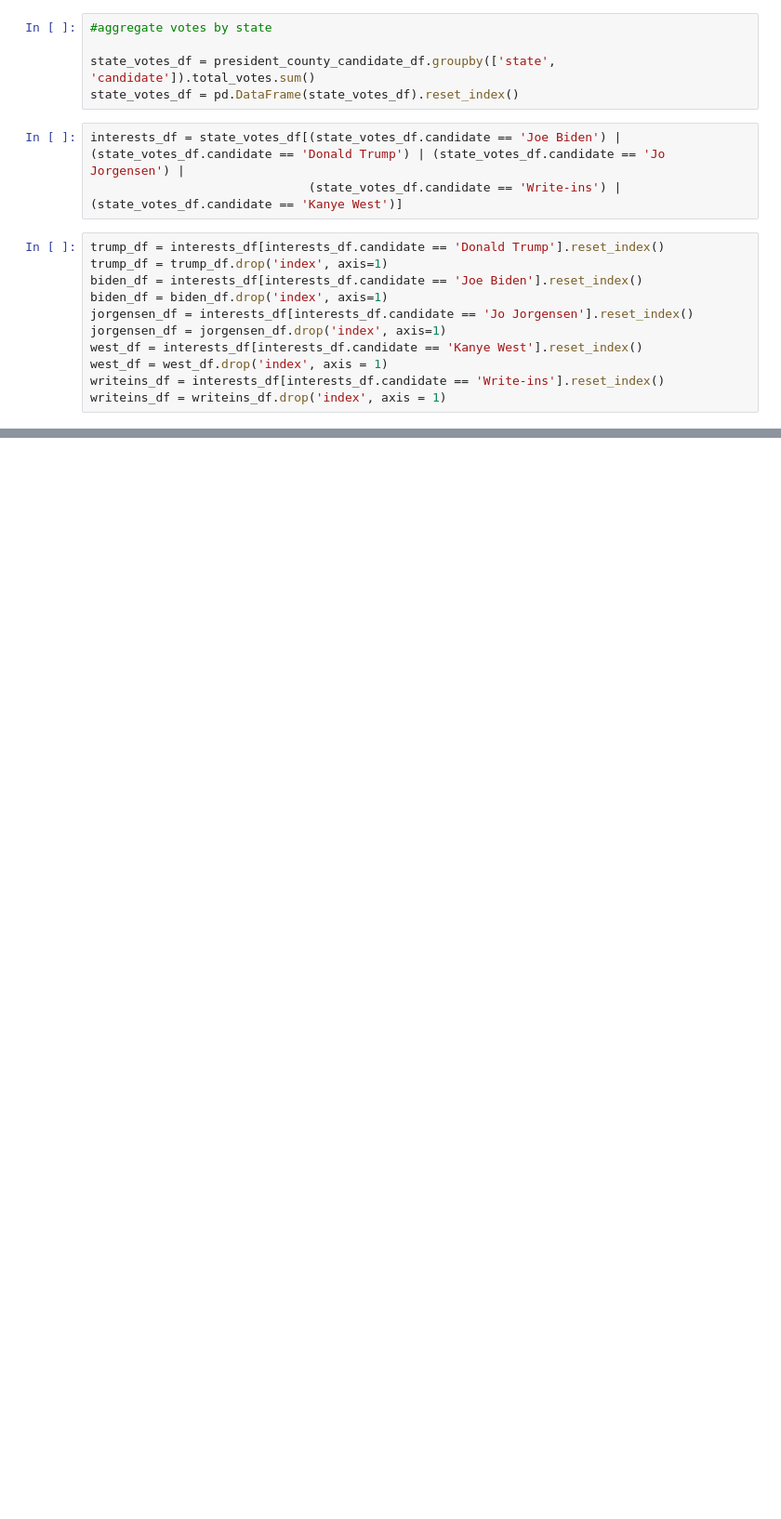
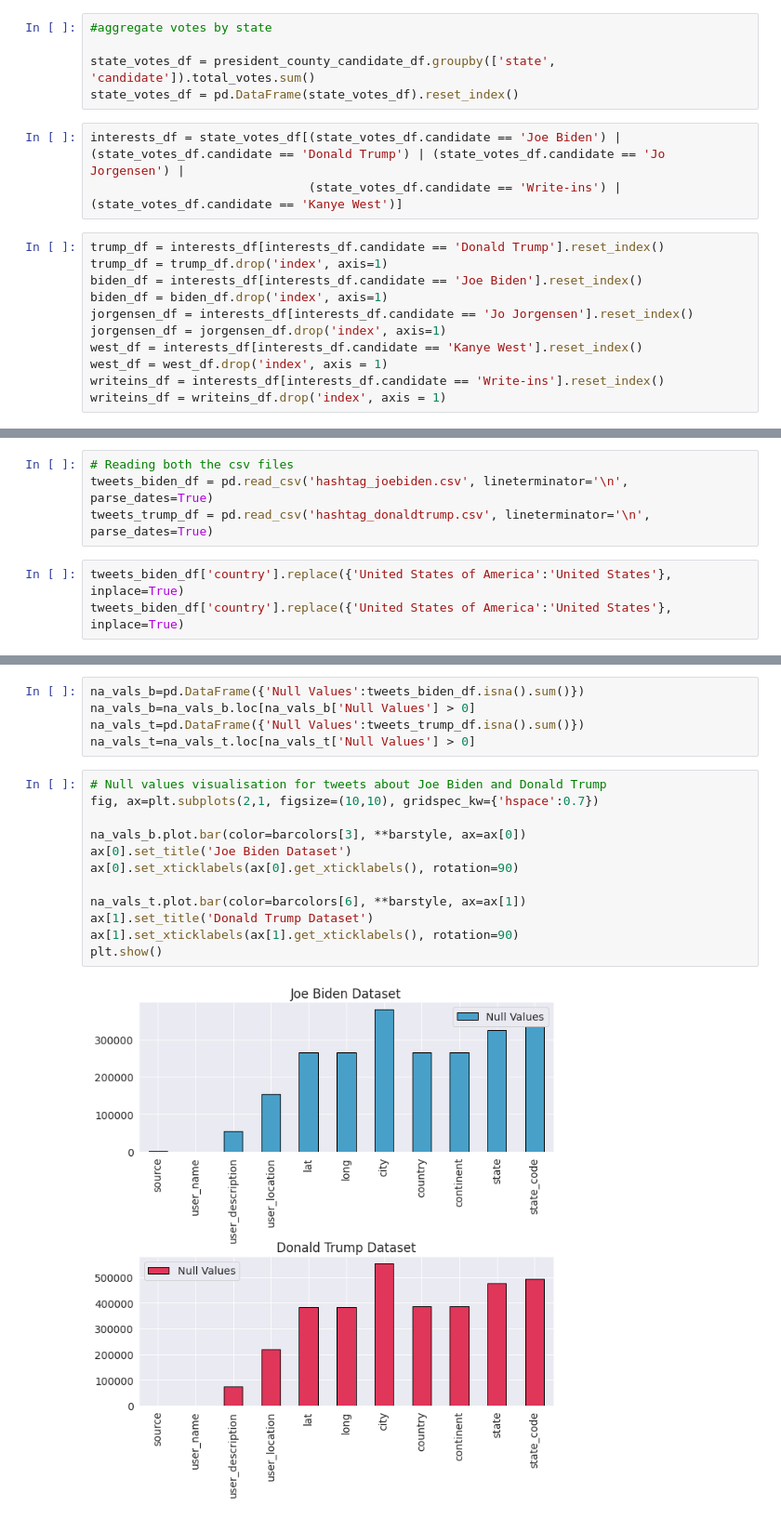
Before and after one commit to jAndrewtomich/2020-US-Elections, a Jupyter notebook: 2020_presidential_votes.ipynb, the cells around one changed output, grey strips where cells are left out. Shown at 93% size. Drawn from its saved outputs; the diff is of its cells as text; blank space fills up the shorter version.

```diff
--- a/2020_presidential_votes.ipynb
+++ b/2020_presidential_votes.ipynb
@@ -90,0 +85,7 @@ memory usage: 1.2+ MB
+# %%
+# Reading both the csv files
+tweets_biden_df = pd.read_csv('hashtag_joebiden.csv', lineterminator='\n', parse_dates=True)
+tweets_trump_df = pd.read_csv('hashtag_donaldtrump.csv', lineterminator='\n', parse_dates=True)
+# %%
+tweets_biden_df['country'].replace({'United States of America':'United States'}, inplace=True)
+tweets_biden_df['country'].replace({'United States of America':'United States'}, inplace=True)
@@ -90,0 +187,19 @@ memory usage: 1.2+ MB
+# %%
+na_vals_b=pd.DataFrame({'Null Values':tweets_biden_df.isna().sum()})
+na_vals_b=na_vals_b.loc[na_vals_b['Null Values'] > 0]
+na_vals_t=pd.DataFrame({'Null Values':tweets_trump_df.isna().sum()})
+na_vals_t=na_vals_t.loc[na_vals_t['Null Values'] > 0]
+# %%
+# Null values visualisation for tweets about Joe Biden and Donald Trump
+fig, ax=plt.subplots(2,1, figsize=(10,10), gridspec_kw={'hspace':0.7})
+
+na_vals_b.plot.bar(color=barcolors[3], **barstyle, ax=ax[0])
+ax[0].set_title('Joe Biden Dataset')
+ax[0].set_xticklabels(ax[0].get_xticklabels(), rotation=90)
+
+na_vals_t.plot.bar(color=barcolors[6], **barstyle, ax=ax[1])
+ax[1].set_title('Donald Trump Dataset')
+ax[1].set_xticklabels(ax[1].get_xticklabels(), rotation=90)
+plt.show()
+# %% [output]
+[figure, added]
```
Also changed, not shown: parts of 16 cells of this notebook.
